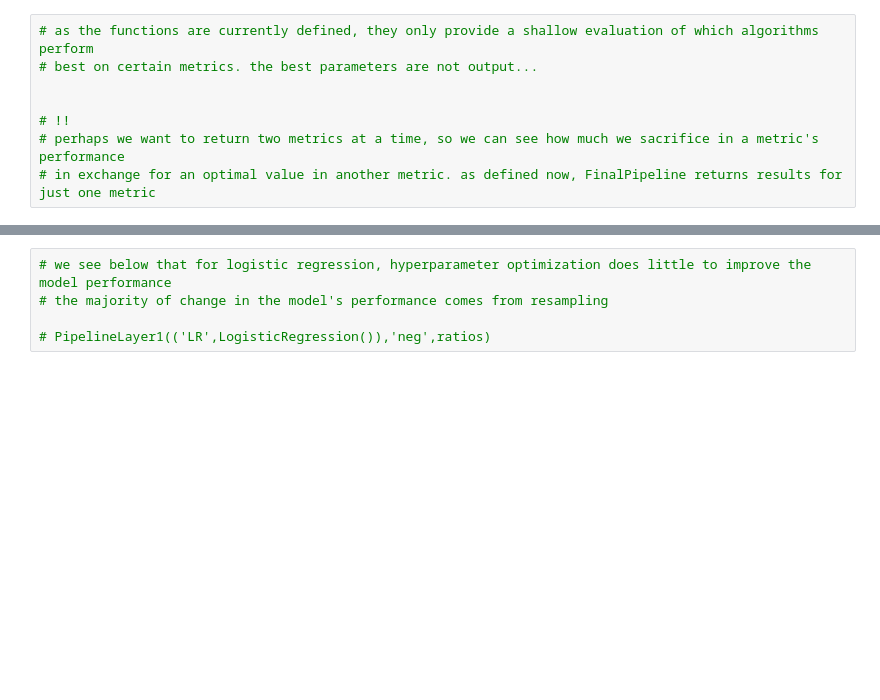
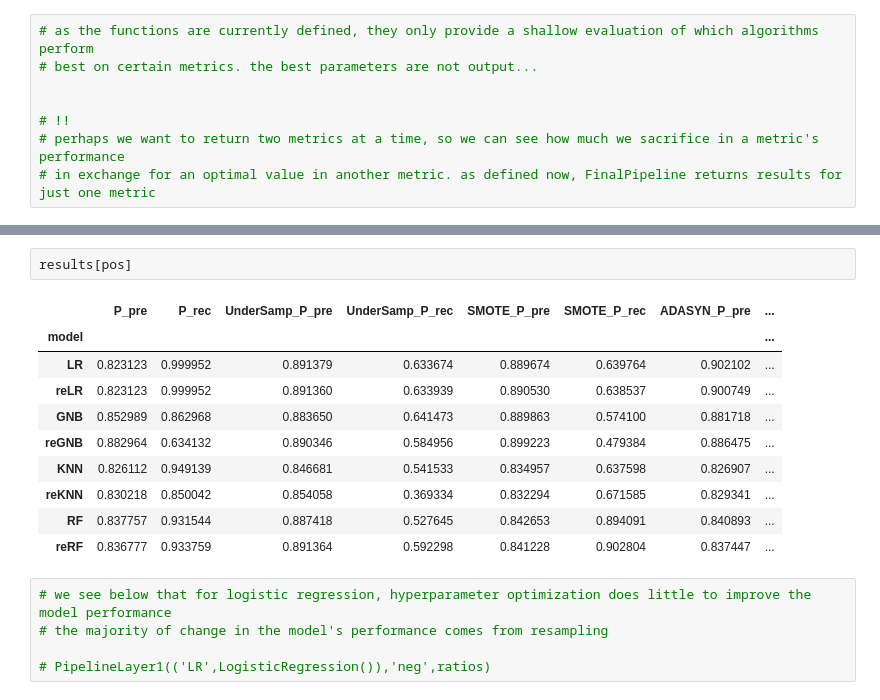
Before and after one commit to pandrewg/Lending-Club, a Jupyter notebook: analysis-pt4-pipeline.ipynb, the cells around one changed output, grey strips where cells are left out. Cells and saved outputs as stored; diff of their text form; blank space fills up the shorter version.

```diff
--- a/analysis-pt4-pipeline.ipynb
+++ b/analysis-pt4-pipeline.ipynb
@@ -216,3 +231,16 @@ LR_GNB
+# %%
+results[pos]
+# %% [output]
+|  | P_pre | P_rec | UnderSamp_P_pre | UnderSamp_P_rec | SMOTE_P_pre | SMOTE_P_rec | ADASYN_P_pre | ... |
+| model |  |  |  |  |  |  |  | ... |
+| LR | 0.823123 | 0.999952 | 0.891379 | 0.633674 | 0.889674 | 0.639764 | 0.902102 | ... |
+| reLR | 0.823123 | 0.999952 | 0.891360 | 0.633939 | 0.890530 | 0.638537 | 0.900749 | ... |
+| GNB | 0.852989 | 0.862968 | 0.883650 | 0.641473 | 0.889863 | 0.574100 | 0.881718 | ... |
+| reGNB | 0.882964 | 0.634132 | 0.890346 | 0.584956 | 0.899223 | 0.479384 | 0.886475 | ... |
+| KNN | 0.826112 | 0.949139 | 0.846681 | 0.541533 | 0.834957 | 0.637598 | 0.826907 | ... |
+| reKNN | 0.830218 | 0.850042 | 0.854058 | 0.369334 | 0.832294 | 0.671585 | 0.829341 | ... |
+| RF | 0.837757 | 0.931544 | 0.887418 | 0.527645 | 0.842653 | 0.894091 | 0.840893 | ... |
+| reRF | 0.836777 | 0.933759 | 0.891364 | 0.592298 | 0.841228 | 0.902804 | 0.837447 | ... |
 # %%
 # we see below that for logistic regression, hyperparameter optimization does little to improve the model performance
 # the majority of change in the model's performance comes from resampling
```
Also changed, not shown: parts of 11 cells of this notebook, 5 other files.
